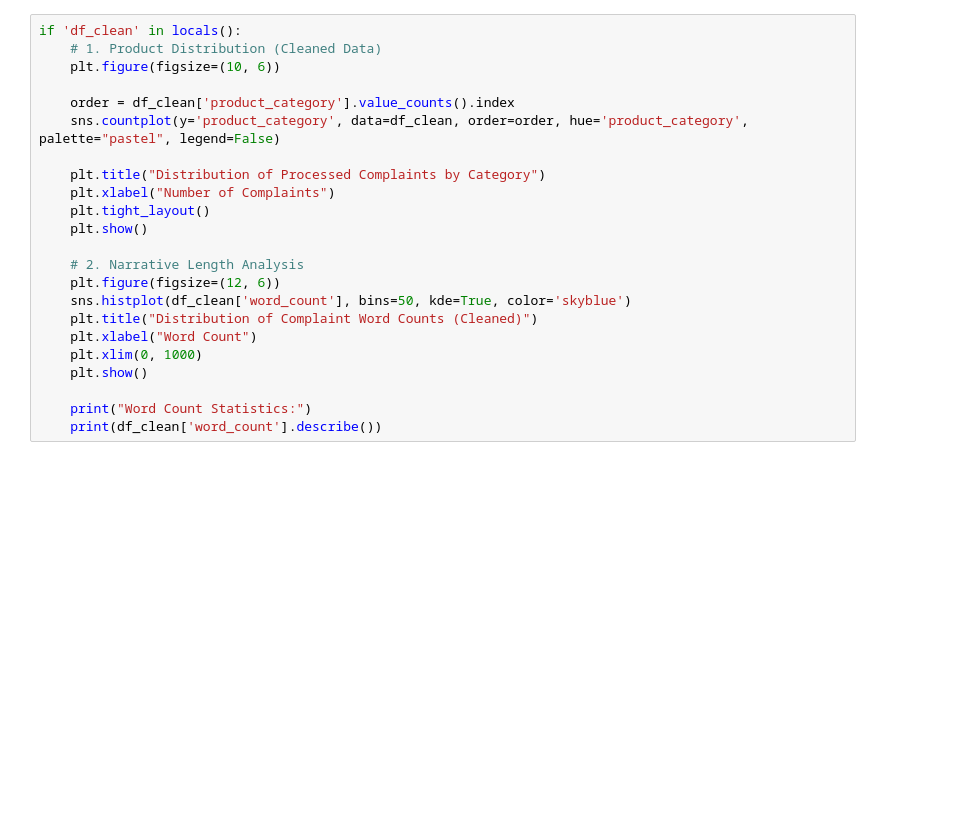
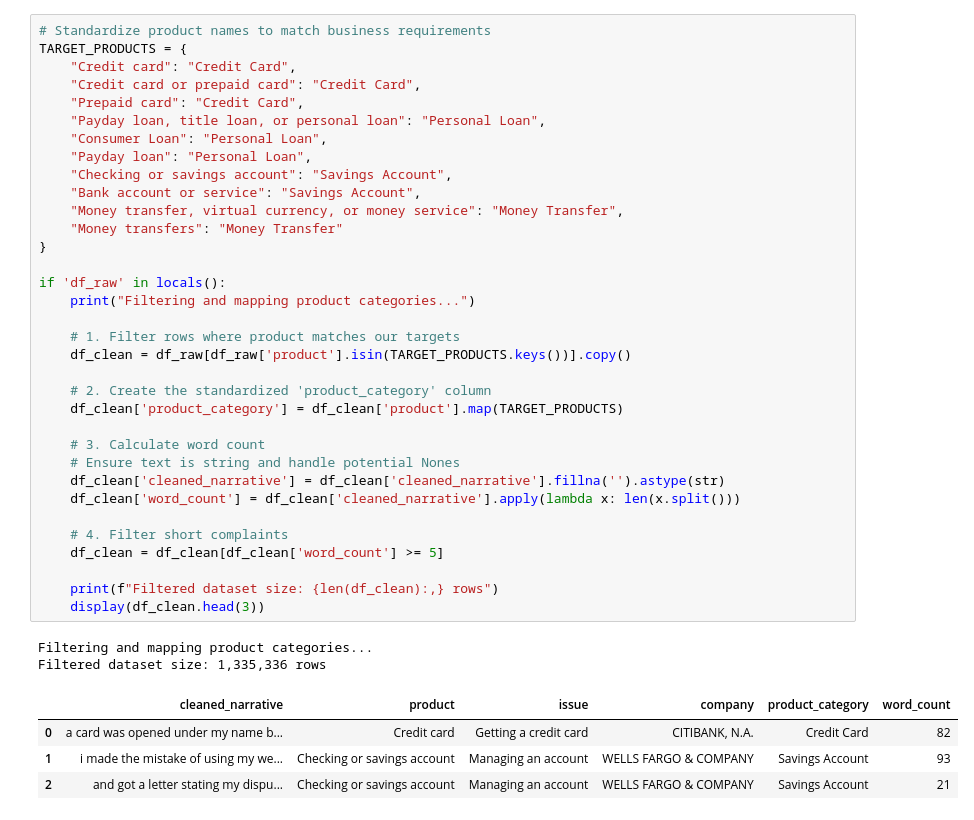
Before and after one commit to adem-mekonnen/rag-complaint-chatbot, a Jupyter notebook: notebooks/01_eda_preprocessing.ipynb, the cells around one changed output. Drawn from its saved outputs; the diff is of its cells as text; blank space fills up the shorter version.

```diff
--- a/notebooks/01_eda_preprocessing.ipynb
+++ b/notebooks/01_eda_preprocessing.ipynb
@@ -73,25 +86,43 @@ Processing failed: Error tokenizing data. C error: out of memory
 # %%
-if 'df_clean' in locals():
-    # 1. Product Distribution (Cleaned Data)
-    plt.figure(figsize=(10, 6))
+# Standardize product names to match business requirements
+TARGET_PRODUCTS = {
+    "Credit card": "Credit Card",
+    "Credit card or prepaid card": "Credit Card",
+    "Prepaid card": "Credit Card",
+    "Payday loan, title loan, or personal loan": "Personal Loan",
+    "Consumer Loan": "Personal Loan",
+    "Payday loan": "Personal Loan",
+    "Checking or savings account": "Savings Account",
+    "Bank account or service": "Savings Account",
+    "Money transfer, virtual currency, or money service": "Money Transfer",
+    "Money transfers": "Money Transfer"
+}
 
-    order = df_clean['product_category'].value_counts().index
-    sns.countplot(y='product_category', data=df_clean, order=order, hue='product_category', palette="pastel", legend=False)
+if 'df_raw' in locals():
+    print("Filtering and mapping product categories...")
 
-    plt.title("Distribution of Processed Complaints by Category")
-    plt.xlabel("Number of Complaints")
-    plt.tight_layout()
-    plt.show()
+    # 1. Filter rows where product matches our targets
+    df_clean = df_raw[df_raw['product'].isin(TARGET_PRODUCTS.keys())].copy()
 
-    # 2. Narrative Length Analysis
-    plt.figure(figsize=(12, 6))
-    sns.histplot(df_clean['word_count'], bins=50, kde=True, color='skyblue')
-    plt.title("Distribution of Complaint Word Counts (Cleaned)")
-    plt.xlabel("Word Count")
-    plt.xlim(0, 1000)
-    plt.show()
+    # 2. Create the standardized 'product_category' column
+    df_clean['product_category'] = df_clean['product'].map(TARGET_PRODUCTS)
 
-    print("Word Count Statistics:")
-    print(df_clean['word_count'].describe())
+    # 3. Calculate word count
+    # Ensure text is string and handle potential Nones
+    df_clean['cleaned_narrative'] = df_clean['cleaned_narrative'].fillna('').astype(str)
+    df_clean['word_count'] = df_clean['cleaned_narrative'].apply(lambda x: len(x.split()))
+
+    # 4. Filter short complaints
+    df_clean = df_clean[df_clean['word_count'] >= 5]
+
+    print(f"Filtered dataset size: {len(df_clean):,} rows")
+    display(df_clean.head(3))
+# %% [output]
+Filtering and mapping product categories...
+Filtered dataset size: 1,335,336 rows
+|  | cleaned_narrative | product | issue | company | product_category | word_count |
+| 0 | a card was opened under my name b... | Credit card | Getting a credit card | CITIBANK, N.A. | Credit Card | 82 |
+| 1 | i made the mistake of using my we... | Checking or savings account | Managing an account | WELLS FARGO & COMPANY | Savings Account | 93 |
+| 2 | and got a letter stating my dispu... | Checking or savings account | Managing an account | WELLS FARGO & COMPANY | Savings Account | 21 |
 # %%
 if 'df_clean' in locals():
```
Also changed, not shown: parts of 5 cells of this notebook, 3 other files.
